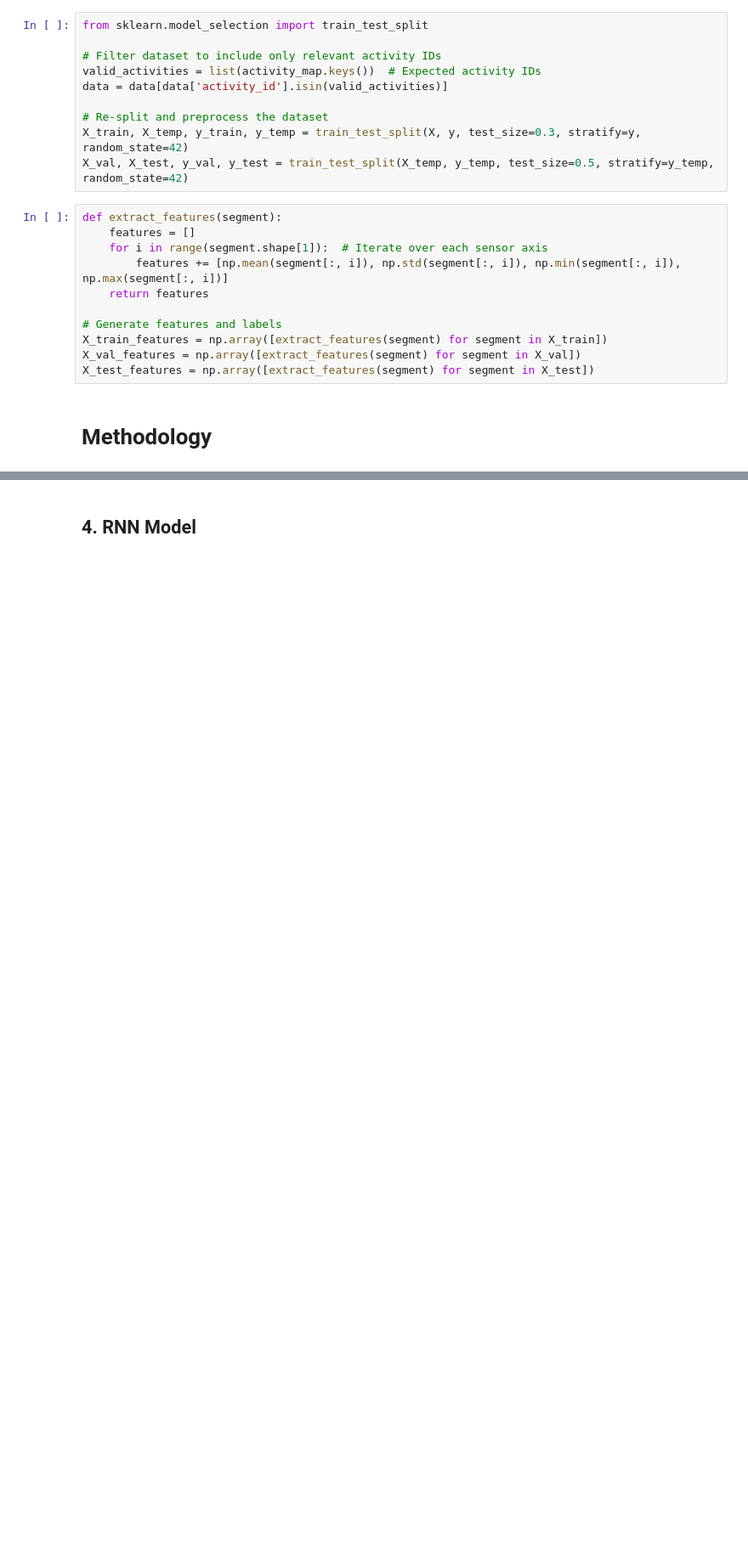
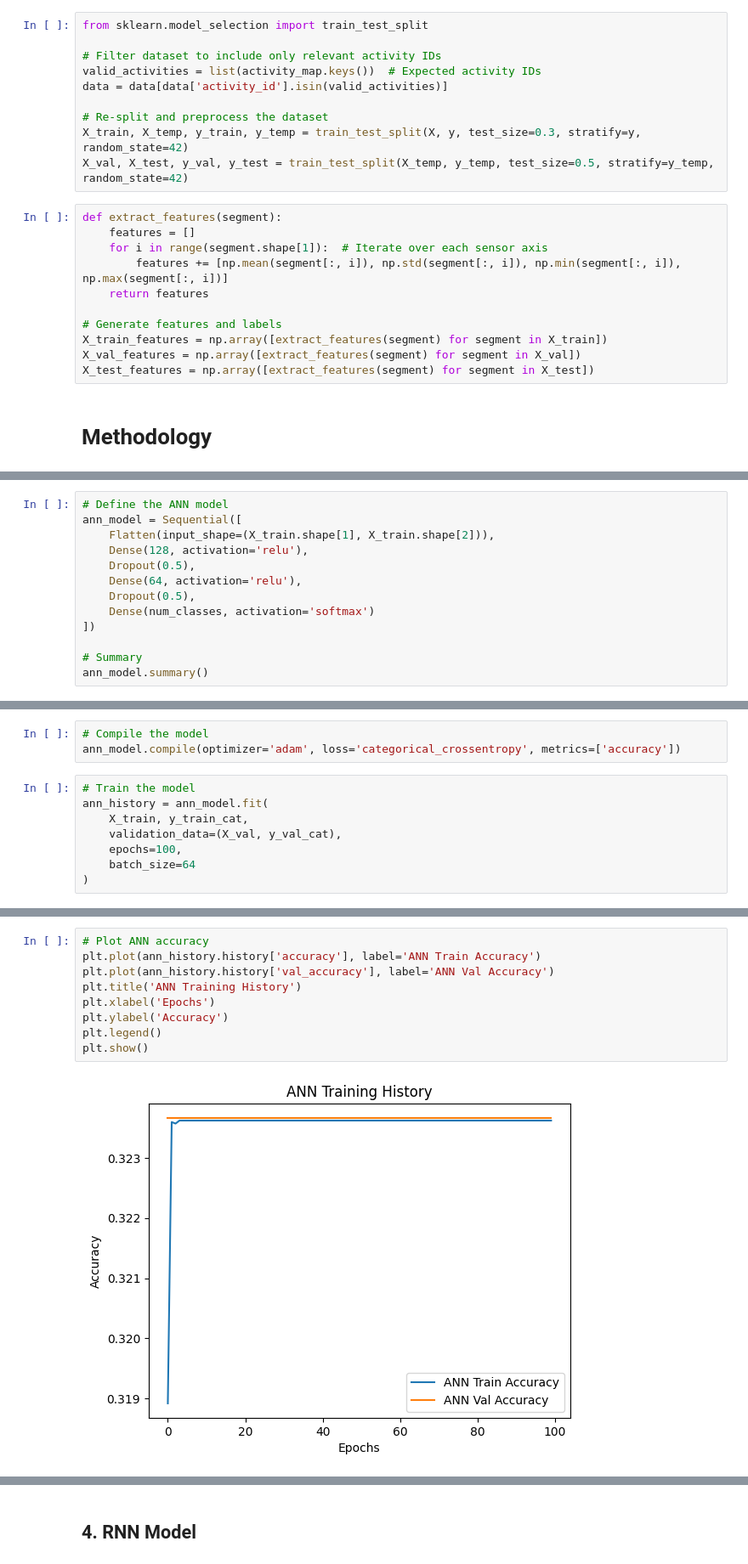
Before and after one commit to Balajinanda/Datascience-Project, a Jupyter notebook: Data_Science_Project.ipynb, the cells around one changed output, grey strips where cells are left out. Shown at 85% size. Saved outputs shown, nothing was run; the diff lists cells and outputs as text; blank space fills up the shorter version.

```diff
--- a/Data_Science_Project.ipynb
+++ b/Data_Science_Project.ipynb
@@ -583,0 +487,13 @@ plt.show()
+# %%
+# Define the ANN model
+ann_model = Sequential([
+    Flatten(input_shape=(X_train.shape[1], X_train.shape[2])),
+    Dense(128, activation='relu'),
+    Dropout(0.5),
+    Dense(64, activation='relu'),
+    Dropout(0.5),
+    Dense(num_classes, activation='softmax')
+])
+
+# Summary
+ann_model.summary()
@@ -583,0 +520,11 @@ plt.show()
+# %%
+# Compile the model
+ann_model.compile(optimizer='adam', loss='categorical_crossentropy', metrics=['accuracy'])
+# %%
+# Train the model
+ann_history = ann_model.fit(
+    X_train, y_train_cat,
+    validation_data=(X_val, y_val_cat),
+    epochs=100,
+    batch_size=64
+)
@@ -583,0 +556,11 @@ plt.show()
+# %%
+# Plot ANN accuracy
+plt.plot(ann_history.history['accuracy'], label='ANN Train Accuracy')
+plt.plot(ann_history.history['val_accuracy'], label='ANN Val Accuracy')
+plt.title('ANN Training History')
+plt.xlabel('Epochs')
+plt.ylabel('Accuracy')
+plt.legend()
+plt.show()
+# %% [output]
+[figure, added]
```
Also changed, not shown: parts of 78 cells of this notebook.
